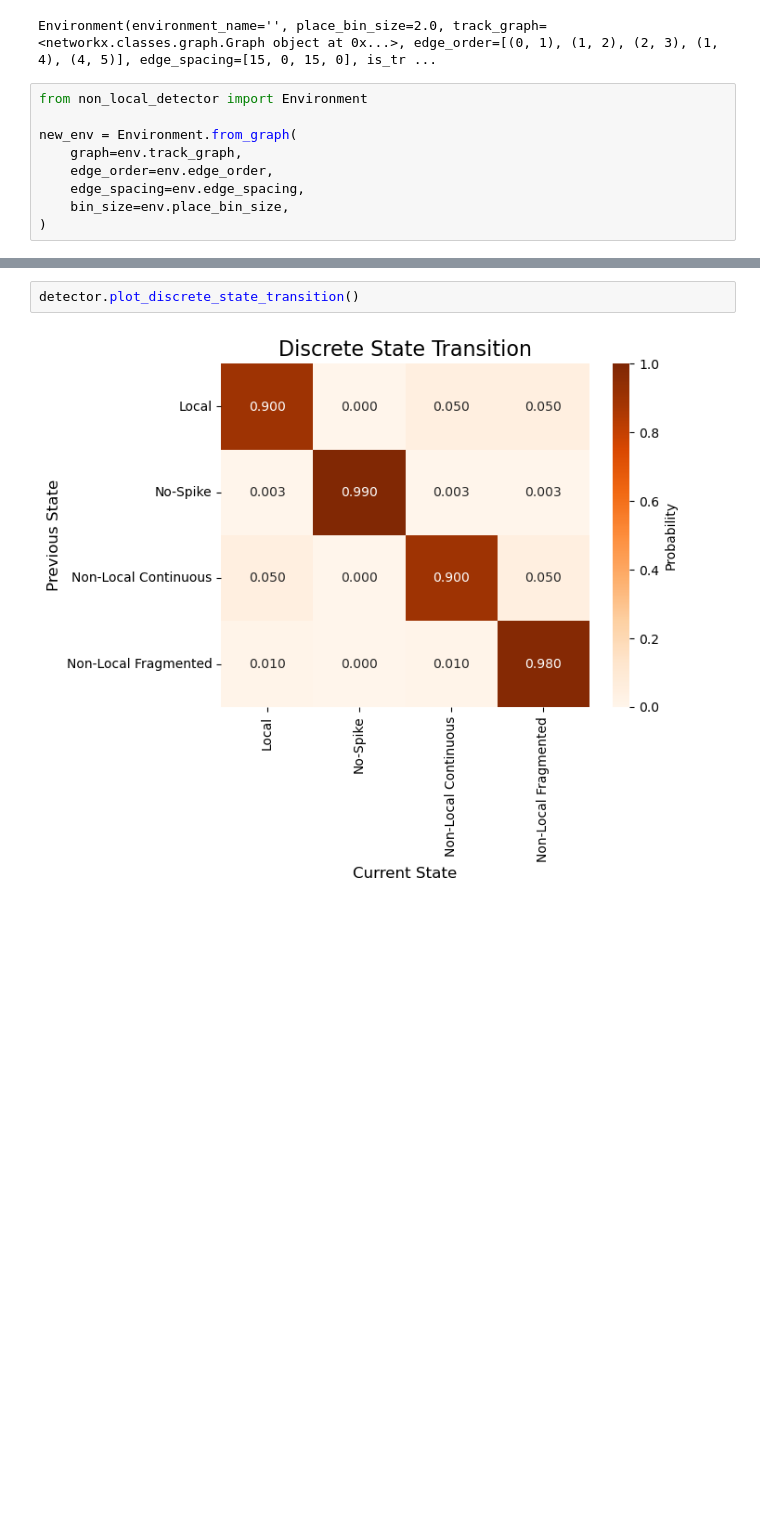
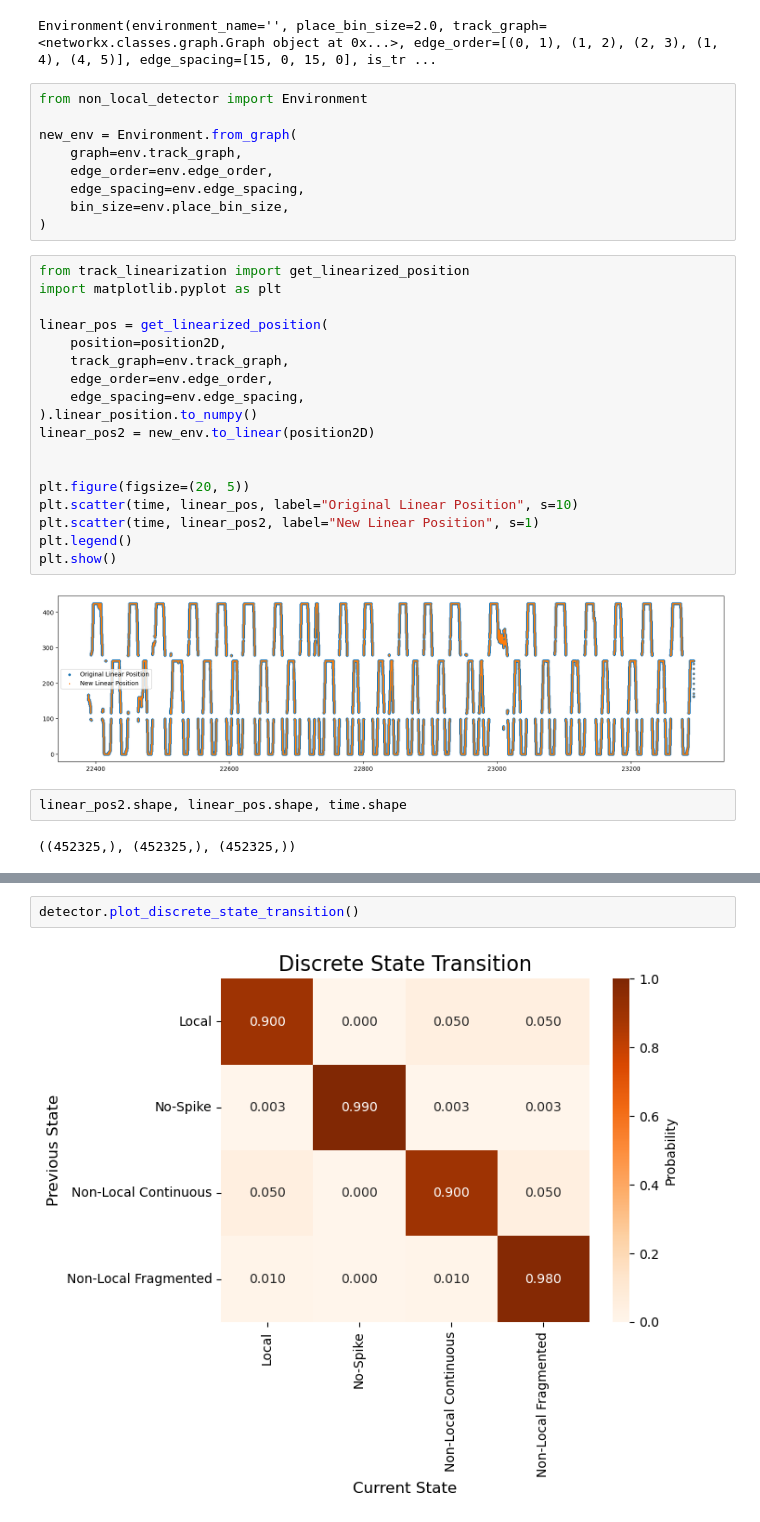
Before and after one commit to LorenFrankLab/non_local_detector, a Jupyter notebook: notebooks/test_non_local_spike_times.ipynb, the cells around one changed output, grey strips where cells are left out. Saved outputs shown, nothing was run; the diff lists cells and outputs as text; blank space fills up the shorter version.

```diff
--- a/notebooks/test_non_local_spike_times.ipynb
+++ b/notebooks/test_non_local_spike_times.ipynb
@@ -70,6 +70,30 @@ new_env = Environment.from_graph(
     edge_spacing=env.edge_spacing,
     bin_size=env.place_bin_size,
 )
+# %%
+from track_linearization import get_linearized_position
+import matplotlib.pyplot as plt
+
+linear_pos = get_linearized_position(
+    position=position2D,
+    track_graph=env.track_graph,
+    edge_order=env.edge_order,
+    edge_spacing=env.edge_spacing,
+).linear_position.to_numpy()
+linear_pos2 = new_env.to_linear(position2D)
+
+
+plt.figure(figsize=(20, 5))
+plt.scatter(time, linear_pos, label="Original Linear Position", s=10)
+plt.scatter(time, linear_pos2, label="New Linear Position", s=1)
+plt.legend()
+plt.show()
+# %% [output]
+[figure, added]
+# %%
+linear_pos2.shape, linear_pos.shape, time.shape
+# %% [output]
+((452325,), (452325,), (452325,))
 # %%
 from non_local_detector import NonLocalSortedSpikesDetector
 
```
Also changed, not shown: parts of 16 cells of this notebook, 7 other files.
